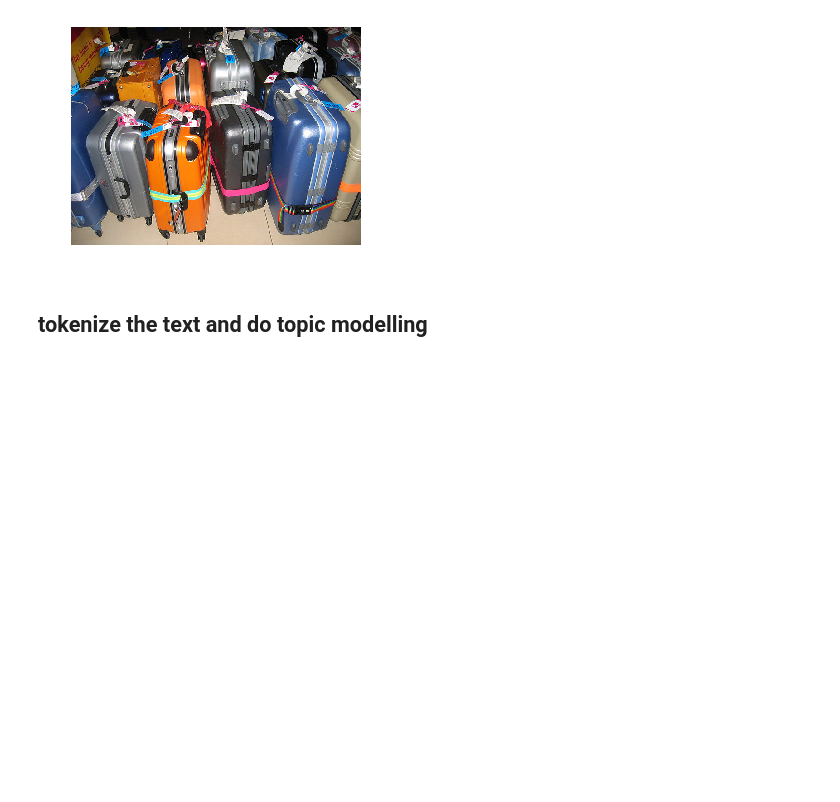
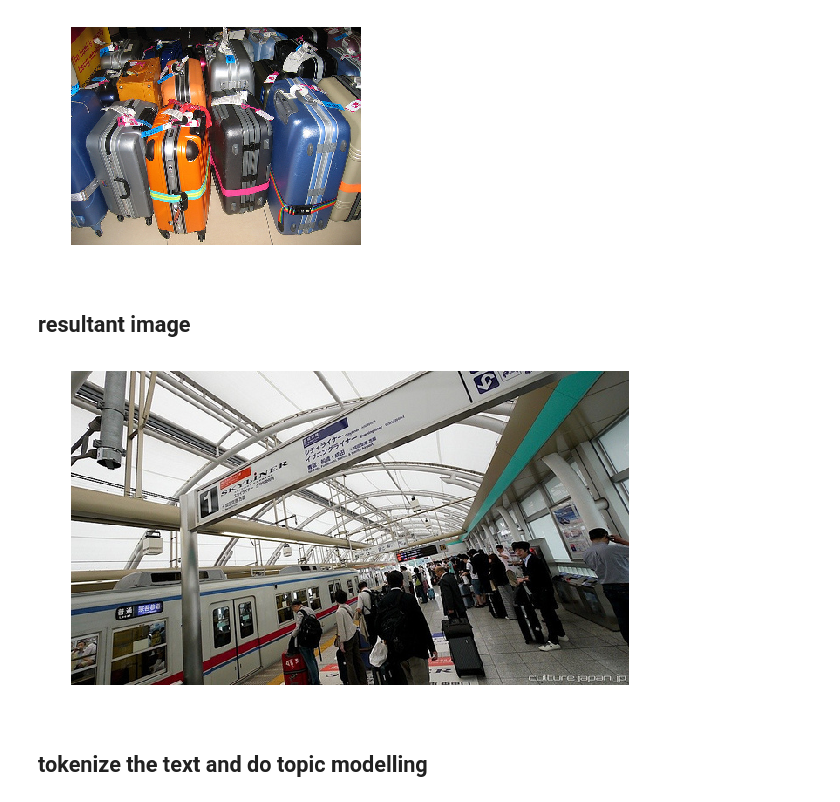
Before and after one commit to akshayuppal3/language_vision, a Jupyter notebook: src/lda_images.ipynb, the cells around one changed output. Drawn from its saved outputs; the diff is of its cells as text; code cells hidden in the pictures; blank space fills up the shorter version.

```diff
--- a/src/lda_images.ipynb
+++ b/src/lda_images.ipynb
@@ -150,6 +173,14 @@ A pile of different colored bags of luggage sitting on a floor.
 Three rows of luggage of various color and size.
 Several suit cases lined in rows with luggage tags on them.
 [figure]
+# %% [markdown]
+## resultant image
+# %%
+## visualize the train station
+img4 = get_img(labels=['person','train','suitcase'])
+I4 = show_img(img4)
+# %% [output]
+[figure, added]
 # %% [markdown]
 ## tokenize the text and do topic modelling
 # %% [markdown]
```
Also changed, not shown: parts of 23 cells of this notebook, 2 other files.
